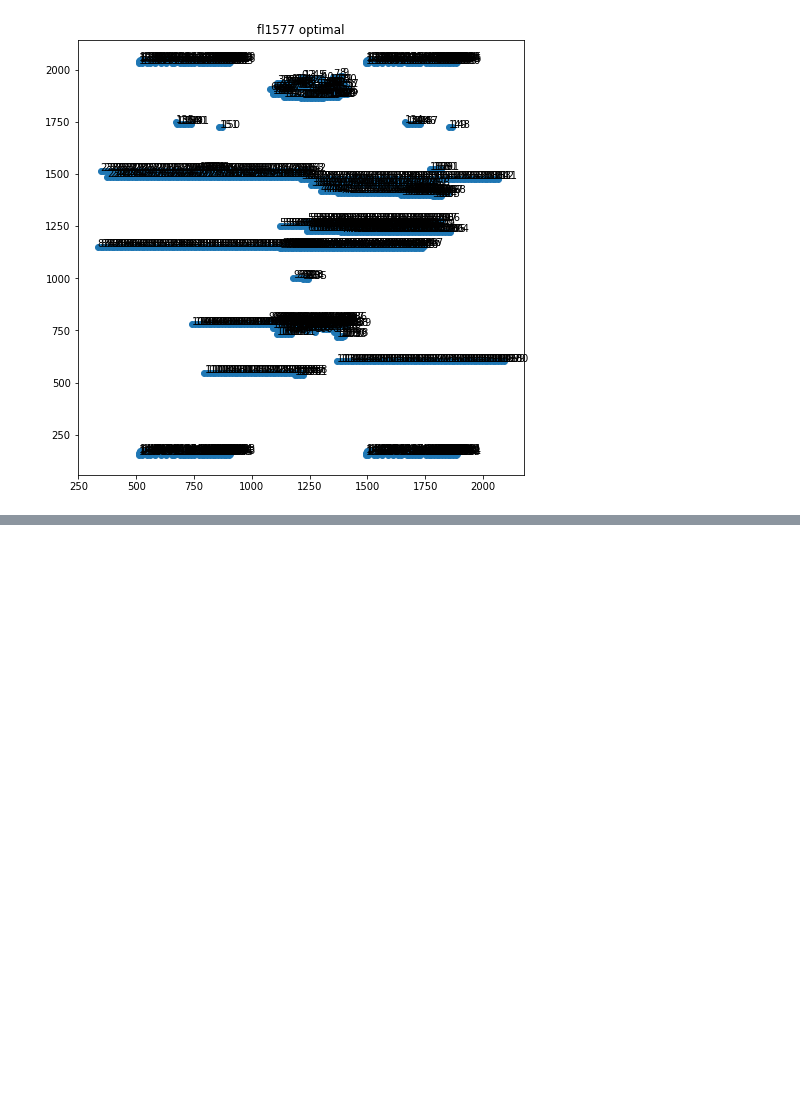
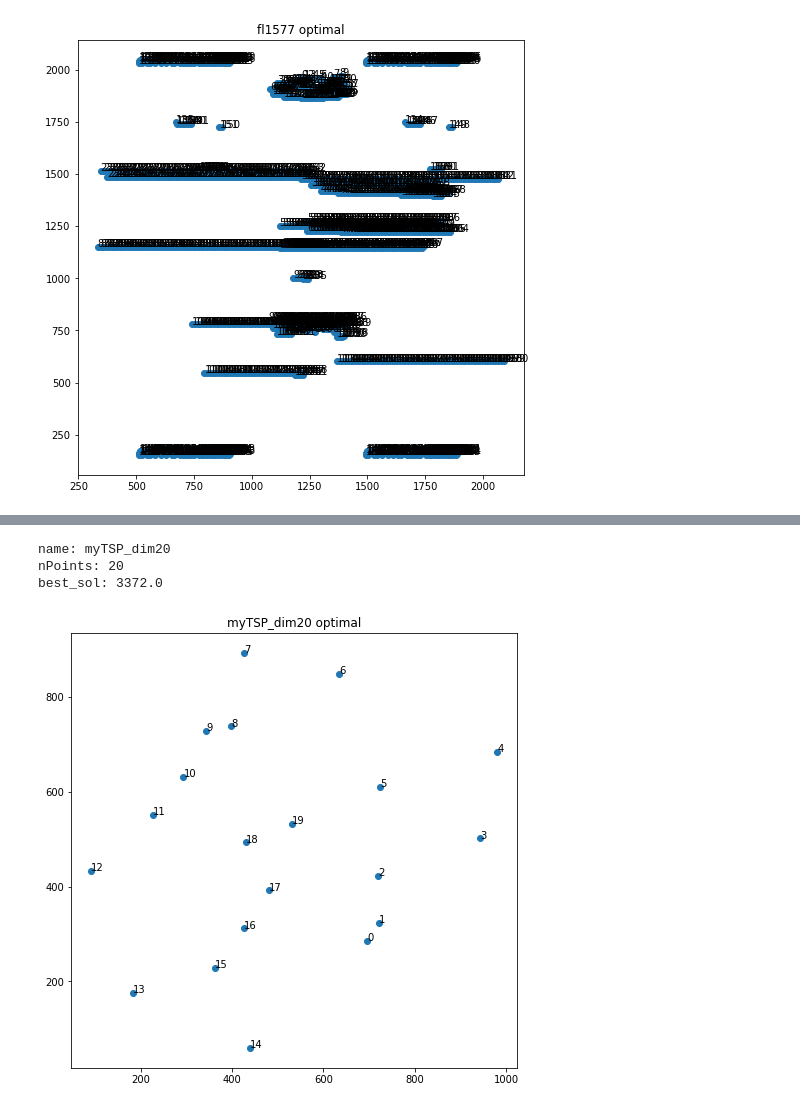
Before and after one commit to WiZeYAR/AI2021MA, a Jupyter notebook: ACS_for_the_TSP.ipynb, the cells around one changed output, grey strips where cells are left out. Saved outputs shown, nothing was run; the diff lists cells and outputs as text; code cells hidden in the pictures; blank space fills up the shorter version.

```diff
--- a/ACS_for_the_TSP.ipynb
+++ b/ACS_for_the_TSP.ipynb
@@ -97,0 +107,9 @@ pheromone     : [2.2024013927634025e-08, 2.2024013927634025e-08, 2.2024013927634
+# %%
+ic = TSP_Instance_Creator("standard", 'myTSP_dim20.tsp')
+ic.print_info()
+ic.plot_data()
+# %% [output]
+name: myTSP_dim20
+nPoints: 20
+best_sol: 3372.0
+[figure, added]
```
Also changed, not shown: parts of 4 cells of this notebook.
